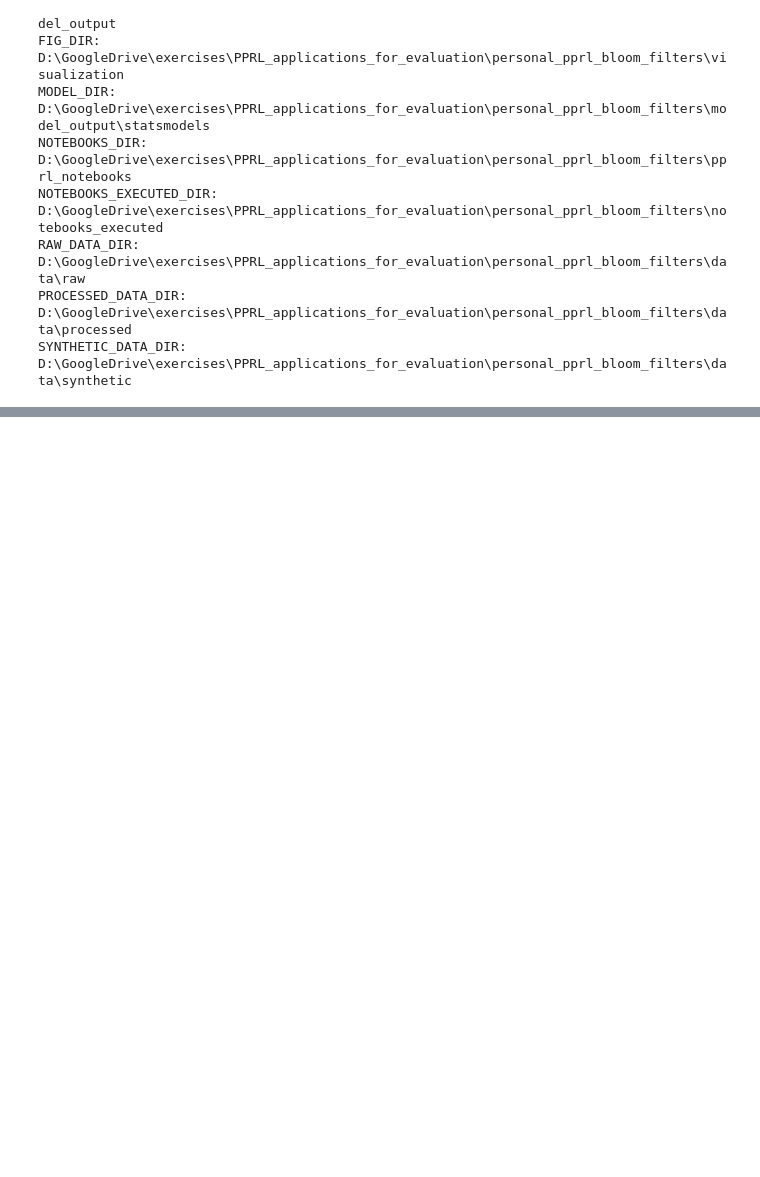
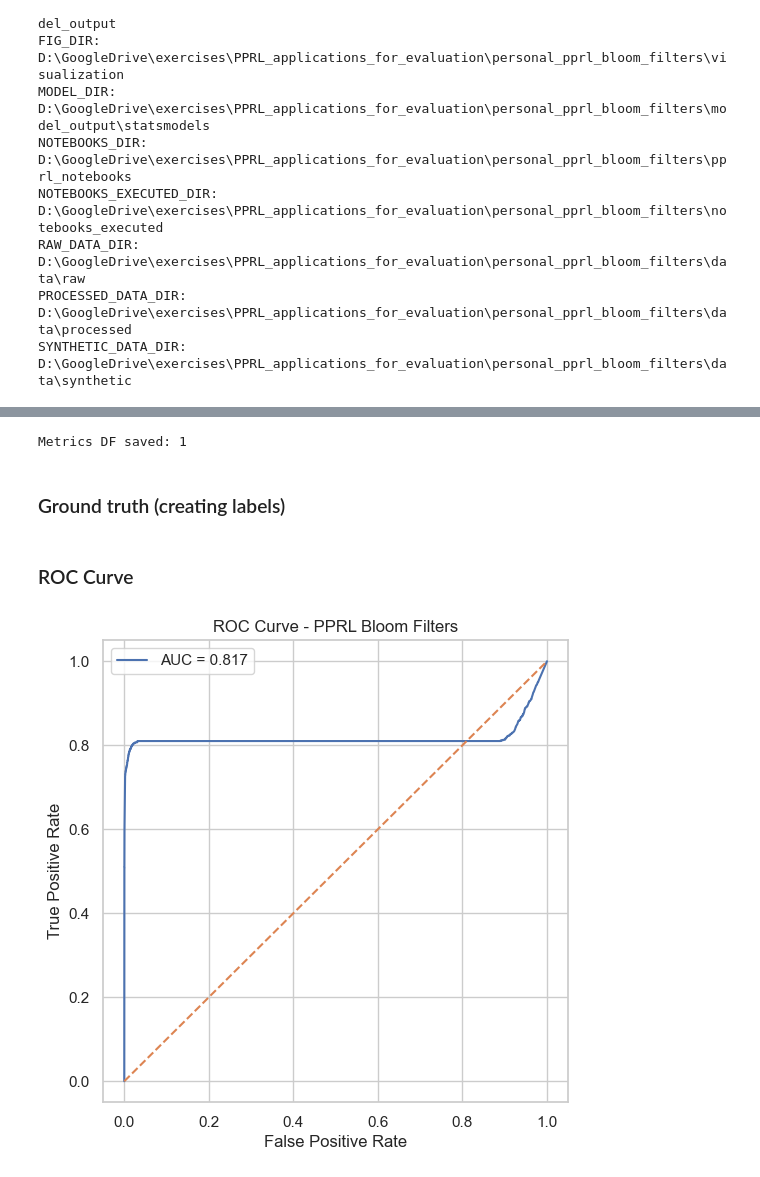
Before and after one commit to dmainagithub/personal_pprl_bloom_filters, a Jupyter notebook: notebooks_executed/05_scalable_pipeline.ipynb, the cells around one changed output, grey strips where cells are left out. Saved outputs shown, nothing was run; the diff lists cells and outputs as text; code cells hidden in the pictures; blank space fills up the shorter version.

```diff
--- a/notebooks_executed/05_scalable_pipeline.ipynb
+++ b/notebooks_executed/05_scalable_pipeline.ipynb
@@ -74,5 +76,6 @@ SYNTHETIC_DATA_DIR: D:\GoogleDrive\exercises\PPRL_applications_for_evaluation\pe
 # %%
 import pandas as pd
 
-matches = pd.read_csv(PROCESSED_DATA_DIR / "matches.csv")
+matches = pd.read_csv(PROCESSED_DATA_DIR / "matches_optimized.csv")
 true_matches = pd.read_csv(SYNTHETIC_DATA_DIR / "true_matches.csv")
+pairs_df = pd.read_csv(PROCESSED_DATA_DIR / "all_pairs_scores.csv")
@@ -79,6 +84,7 @@ true_matches = pd.read_csv(SYNTHETIC_DATA_DIR / "true_matches.csv")
 # %%
 matches["pair"] = matches["id_A"].astype(str) + "_" + matches["id_B"].astype(str)
 true_matches["pair"] = true_matches["id_A"].astype(str) + "_" + true_matches["id_B"].astype(str)
+pairs_df["pair"] = pairs_df["id_A"].astype(str) + "_" + pairs_df["id_B"].astype(str)
 
 pred = set(matches["pair"])
 true = set(true_matches["pair"])
@@ -126,0 +107,43 @@ xxx
+# %%
+metrics = pd.DataFrame([{
+    "precision": precision,
+    "recall": recall,
+    "f1": f1
+}])
+
+metrics.to_csv(PROCESSED_DATA_DIR / "metrics.csv", index=False)
+
+print(f"\nMetrics DF saved: {len(metrics)}")
+# %% [output]
+Metrics DF saved: 1
+# %% [markdown]
+### Ground truth (creating labels)
+# %%
+true_set = set(true_matches["pair"])
+
+pairs_df["label"] = pairs_df["pair"].apply(lambda x: 1 if x in true_set else 0)
+# %%
+from sklearn.metrics import roc_curve, auc, precision_recall_curve, average_precision_score
+import matplotlib.pyplot as plt
+
+y_true = pairs_df["label"]
+y_scores = pairs_df["similarity"]
+# %% [markdown]
+### ROC Curve
+# %%
+fpr, tpr, _ = roc_curve(y_true, y_scores)
+roc_auc = auc(fpr, tpr)
+
+plt.figure(figsize=(6,6))
+plt.plot(fpr, tpr, label=f"AUC = {roc_auc:.3f}")
+plt.plot([0,1], [0,1], linestyle="--")
+
+plt.xlabel("False Positive Rate")
+plt.ylabel("True Positive Rate")
+plt.title("ROC Curve - PPRL Bloom Filters")
+plt.legend()
+
+plt.savefig(FIG_DIR / "roc_curve.png", dpi=300, bbox_inches="tight")
+plt.show()
+# %% [output]
+[figure, added]
```
Also changed, not shown: parts of 16 cells of this notebook, 13 other files.
